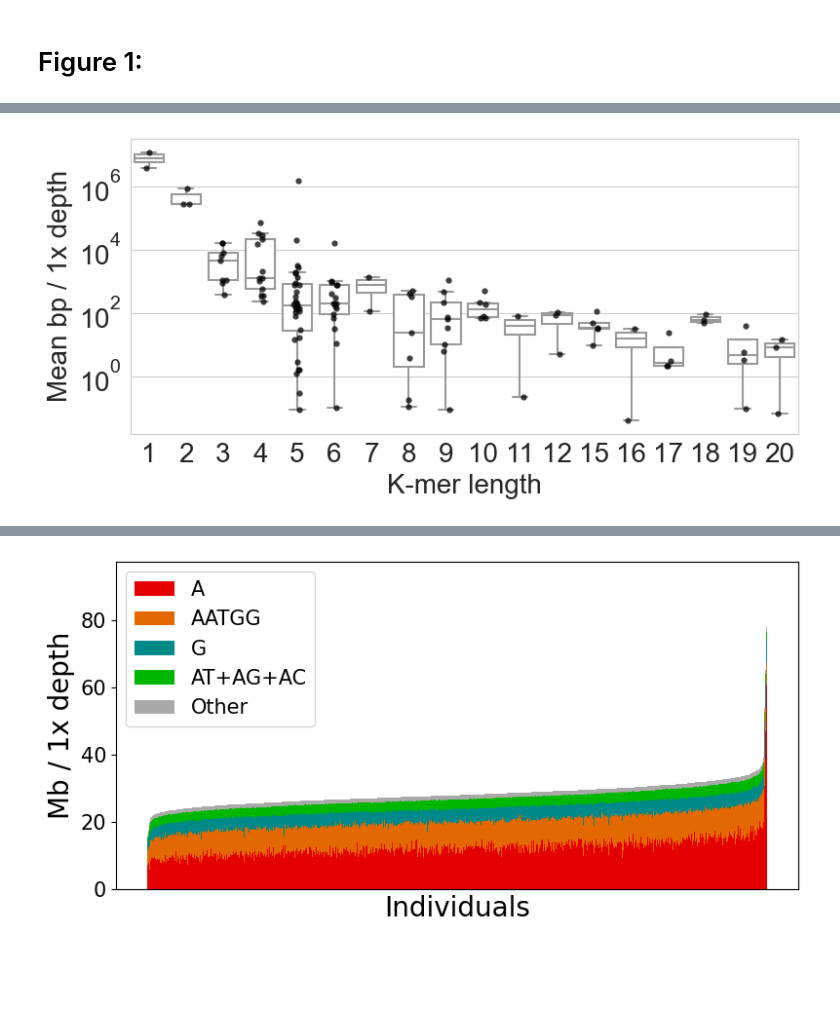
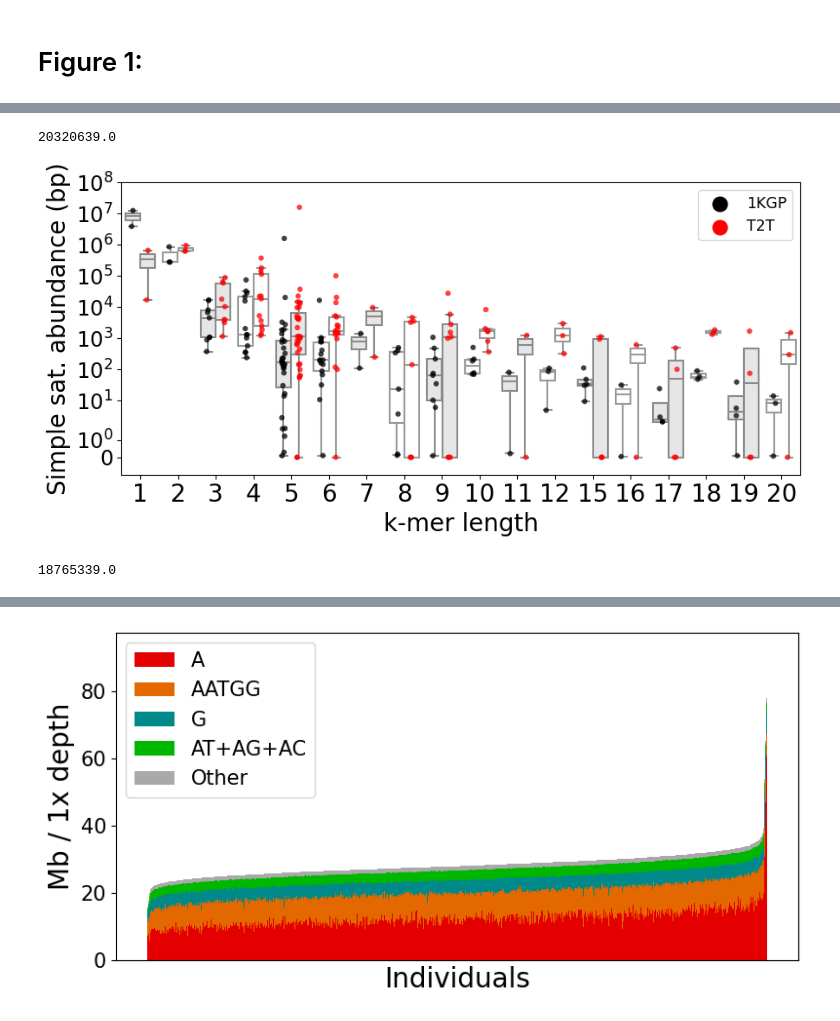
Before and after one commit to is-the-biologist/1KGP_SATS, a Jupyter notebook: scripts/git_jupyter/HumanGenomeSatVar_gitcode.1.ipynb, the cells around one changed output, grey strips where cells are left out. Saved outputs shown, nothing was run; the diff lists cells and outputs as text; code cells hidden in the pictures; blank space fills up the shorter version.

```diff
--- a/scripts/git_jupyter/HumanGenomeSatVar_gitcode.1.ipynb
+++ b/scripts/git_jupyter/HumanGenomeSatVar_gitcode.1.ipynb
@@ -37,24 +54,50 @@ k_counts = k_df[[k for k in k_df.columns[0:126] if "/" in k]].T
+# %%
+copy_df['Dataset'] = ['1KGP' for k in range(126)]
+# %%
+t2t_copy = copy_df.copy()
+
+t2t_copy['mean'] = (k_t2t_df.loc['T2T'].values * copy_df['length'].values)
+t2t_copy['Dataset'] = "T2T"
+# %%
+copy_df_final = pd.concat([copy_df, t2t_copy])
+# %%
+np.sum(t2t_copy["mean"])
+# %% [output]
+20320639.0
+# %%
+#something crazy
+copy_df_s1 = copy_df_final.copy()
+copy_df_s2 = copy_df_final.copy()
+copy_df_s1.loc[copy_df_s1['length']%2==0, 'mean'] = -100
+copy_df_s2.loc[copy_df_s2['length']%2==1, 'mean'] = -100
 # %%
-mean_bps = np.mean(k_counts, axis=1)
-length = [len(i.split("/")[0]) for i in k_counts.index]
 
-copy_df = pd.DataFrame(data={"mean":mean_bps, "length":length})
-
-
-with sns.axes_style('whitegrid'):
-    fig = plt.figure(figsize=(8, 4))
-    sns.stripplot(data=copy_df, x="length", y="mean", color='black',alpha=0.75, s=4.5)
-    sns.boxplot(data=copy_df, x="length", y="mean", color='white', showfliers=False)
+with sns.axes_style():
+    fig = plt.figure(figsize=(9, 4.5))
+    sns.stripplot(data=copy_df_final, x="length", y="mean", hue='Dataset', dodge=True, palette=['black', 'red'], alpha=0.75, s=4.5)
+    #sns.boxplot(data=copy_df_final, x="length", y="mean", palette=['white', 'white'], hue='Dataset', dodge=True, showfliers=False)
+    sns.boxplot(data=copy_df_s2, x="length", y="mean", palette=['white', 'white'], hue='Dataset', dodge=True, showfliers=False)
+    sns.boxplot(data=copy_df_s1, x="length", y="mean", palette=['#E6E6E6', '#E6E6E6'], hue='Dataset', dodge=True, showfliers=False)
     #sns.violinplot(data=copy_df, x="length", y="mean", color='white', showfliers=False)
 
-    plt.ylabel("Mean bp / 1x depth", fontsize=20)
-    plt.xlabel("K-mer length", fontsize=20)
-    plt.yscale("log", base=10)
-    plt.xticks( fontsize=20)
-    plt.yticks(fontsize=20)
+    plt.ylabel("Simple sat. abundance (bp)", fontsize=20)
+    plt.xlabel("k-mer length", fontsize=20)
+    plt.yscale("symlog", base=10)
+    plt.ylim(-1, 10**8)
+    plt.xticks(fontsize=20)
+    plt.yticks(fontsize=17.5)
     plt.tight_layout()
-    #plt.savefig("FIG_PLOT_DRAFTS/kmer_counts.png",dpi=300)
+    handles, labels = ax.get_legend_handles_labels()
+
+# When creating the legend, only use the first two elements
+# to effectively remove the last two.
+    l = plt.legend(handles[0:2], labels[0:2], loc='best', fontsize=12.5, markerscale=2)
+    #plt.savefig("kmer_counts.png",dpi=300)
     plt.show()
     plt.close()
 # %% [output]
-[figure, old version]
+[figure, new version]
+# %%
+np.sum(t2t_copy.loc[["A/T", "C/G", "AT/AT", "AG/CT", "AC/GT","AATGG/CCATT"]]['mean'])
+# %% [output]
+18765339.0
```
Also changed, not shown: parts of 13 cells of this notebook.
